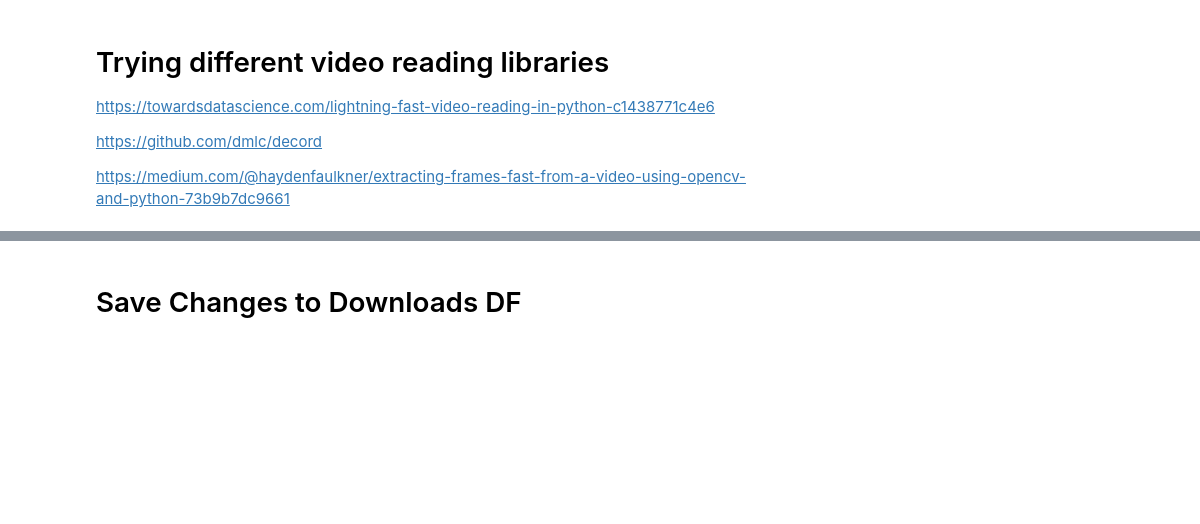
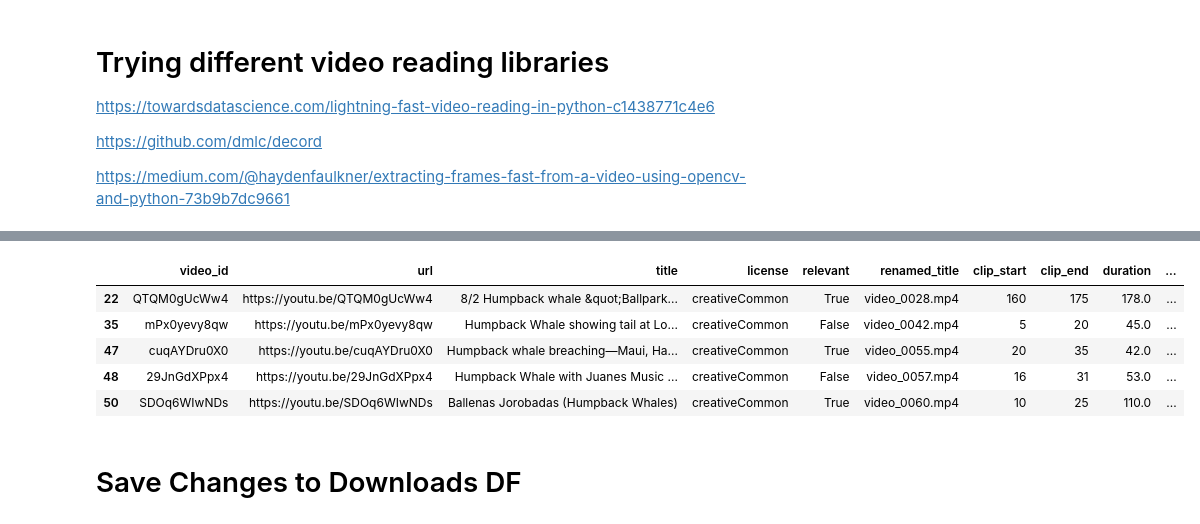
Before and after one commit to ramirezmichelle/youtube-humpback-whale-classifier, a Jupyter notebook: classification/extract_video_frames.ipynb, the cells around one changed output, grey strips where cells are left out. Saved outputs shown, nothing was run; the diff lists cells and outputs as text; code cells hidden in the pictures; blank space fills up the shorter version.

```diff
--- a/classification/extract_video_frames.ipynb
+++ b/classification/extract_video_frames.ipynb
@@ -117,3 +120,12 @@ downloads_df
+# %%
+downloads_df[downloads_df.frames_reported != downloads_df.frames_reported_decord].head()
+# %% [output]
+|  | video_id | url | title | license | relevant | renamed_title | clip_start | clip_end | duration | ... |
+| 22 | QTQM0gUcWw4 | https://youtu.be/QTQM0gUcWw4 | 8/2 Humpback whale &quot;Ballpark... | creativeCommon | True | video_0028.mp4 | 160 | 175 | 178.0 | ... |
+| 35 | mPx0yevy8qw | https://youtu.be/mPx0yevy8qw | Humpback Whale showing tail at Lo... | creativeCommon | False | video_0042.mp4 | 5 | 20 | 45.0 | ... |
+| 47 | cuqAYDru0X0 | https://youtu.be/cuqAYDru0X0 | Humpback whale breaching—Maui, Ha... | creativeCommon | True | video_0055.mp4 | 20 | 35 | 42.0 | ... |
+| 48 | 29JnGdXPpx4 | https://youtu.be/29JnGdXPpx4 | Humpback Whale with Juanes Music ... | creativeCommon | False | video_0057.mp4 | 16 | 31 | 53.0 | ... |
+| 50 | SDOq6WIwNDs | https://youtu.be/SDOq6WIwNDs | Ballenas Jorobadas (Humpback Whales) | creativeCommon | True | video_0060.mp4 | 10 | 25 | 110.0 | ... |
 # %% [markdown]
 # Save Changes to Downloads DF
 # %%
```
Also changed, not shown: parts of 3 cells of this notebook, 1 other file.
